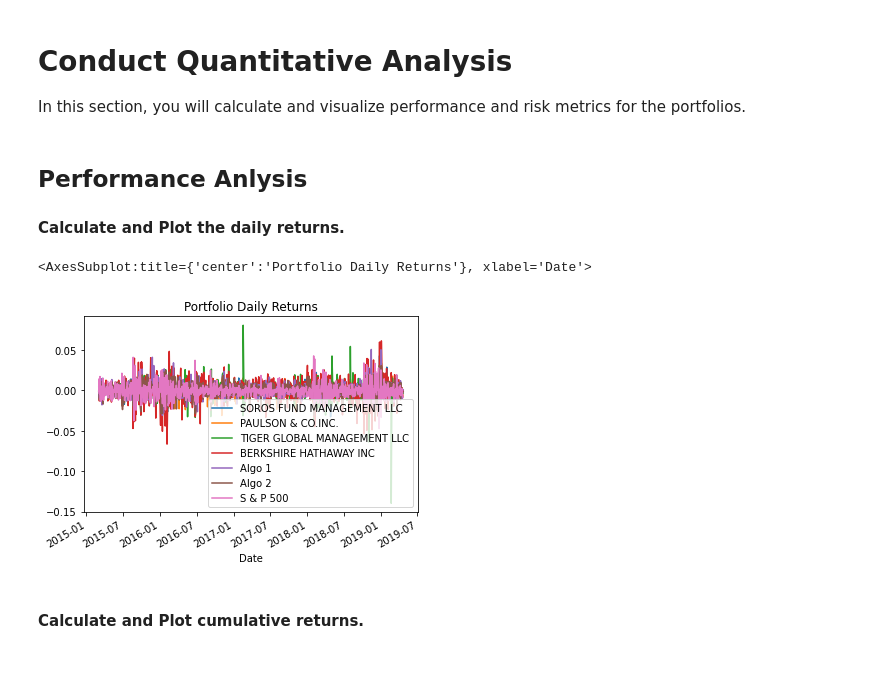
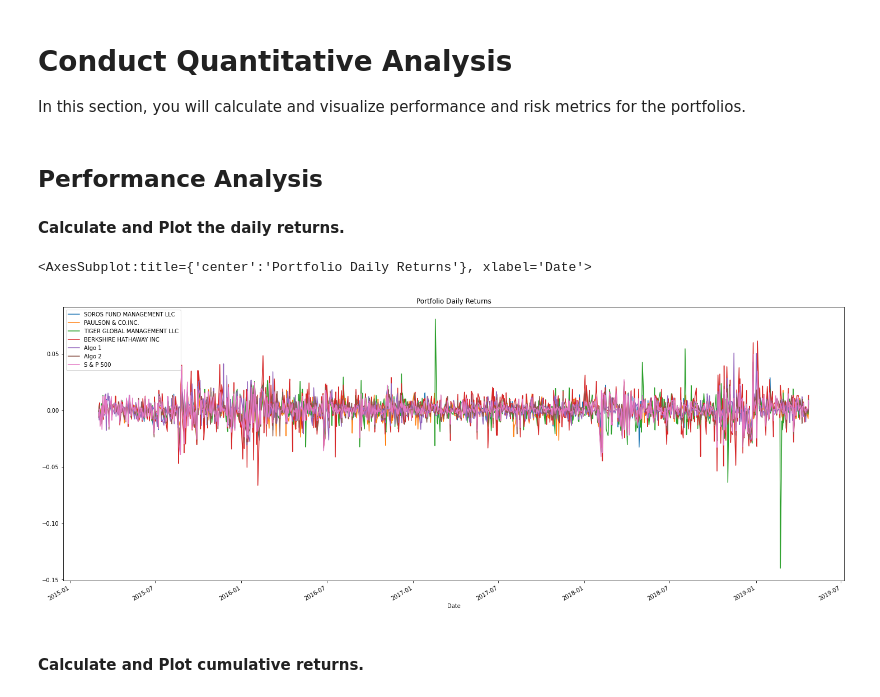
Before and after one commit to reiff94/04-Pandas-Work, a Jupyter notebook: Starter_Code/whale_analysis.ipynb, the cells around one changed output. Saved outputs shown, nothing was run; the diff lists cells and outputs as text; code cells hidden in the pictures; blank space fills up the shorter version.

```diff
--- a/Starter_Code/whale_analysis.ipynb
+++ b/Starter_Code/whale_analysis.ipynb
@@ -55,6 +57,7 @@ algo_returns_path = Path("./Resources/algo_returns.csv")
 algo_returns_df = pd.read_csv(algo_returns_path)
 algo_returns_df.set_index(pd.to_datetime(algo_returns_df["Date"], infer_datetime_format=True), inplace=True)
 algo_returns_df.drop(columns=['Date'], inplace=True)
+algo_returns_df.sort_index(ascending=True, inplace=True)
 # %%
 # Count nulls
 algo_returns_df.isnull().sum()
@@ -72,7 +75,7 @@ Read the S&P 500 historic closing prices and create a new daily returns DataFram
 # %%
 # Reading S&P 500 Closing Prices
 sp500_history_path = Path("./Resources/sp500_history.csv")
-sp500_history_df = pd.read_csv(sp500_history_path, infer_datetime_format=True)
+sp500_history_df = pd.read_csv(sp500_history_path)
 sp500_history_df.set_index(pd.to_datetime(sp500_history_df["Date"], infer_datetime_format=True), inplace=True)
 sp500_history_df.drop(columns=['Date'], inplace=True)
 # %%
@@ -102,4 +111,5 @@ dtype: object
 # %%
 # Calculate Daily Returns
+#    sort first
+sp500_history_df.sort_index(ascending=True, inplace=True)
 sp500_returns_df = sp500_history_df.pct_change()
-sp500_returns_df.tail()
@@ -123,7 +125,6 @@ sp500_returns_df.rename(columns={"Close" : "S & P 500"}, inplace=True)
 # Join Whale Returns, Algorithmic Returns, and the S&P 500 Returns into a single DataFrame with columns for each portfolio's returns.
 
 combined_returns_df = pd.concat([whale_returns_df, algo_returns_df, sp500_returns_df], axis="columns", join="inner")
-combined_returns_df.sort_index(inplace=True)
 combined_returns_df.head()
 # %% [output]
 |  | SOROS FUND MANAGEMENT LLC | PAULSON & CO.INC. | TIGER GLOBAL MANAGEMENT LLC | BERKSHIRE HATHAWAY INC | Algo 1 | Algo 2 | ... |
@@ -140,16 +141,16 @@ combined_returns_df.head()
 
 In this section, you will calculate and visualize performance and risk metrics for the portfolios.
 # %% [markdown]
-## Performance Anlysis
+## Performance Analysis
 
 #### Calculate and Plot the daily returns.
 # %%
 # Plot daily returns of all portfolios
 
-combined_returns_df.plot(title="Portfolio Daily Returns")
+combined_returns_df.plot(title="Portfolio Daily Returns", figsize=(25,10))
 # %% [output]
 <AxesSubplot:title={'center':'Portfolio Daily Returns'}, xlabel='Date'>
-[figure, old version]
+[figure, new version]
 # %% [markdown]
 #### Calculate and Plot cumulative returns.
 # %%
```
Also changed, not shown: parts of 14 cells of this notebook.
